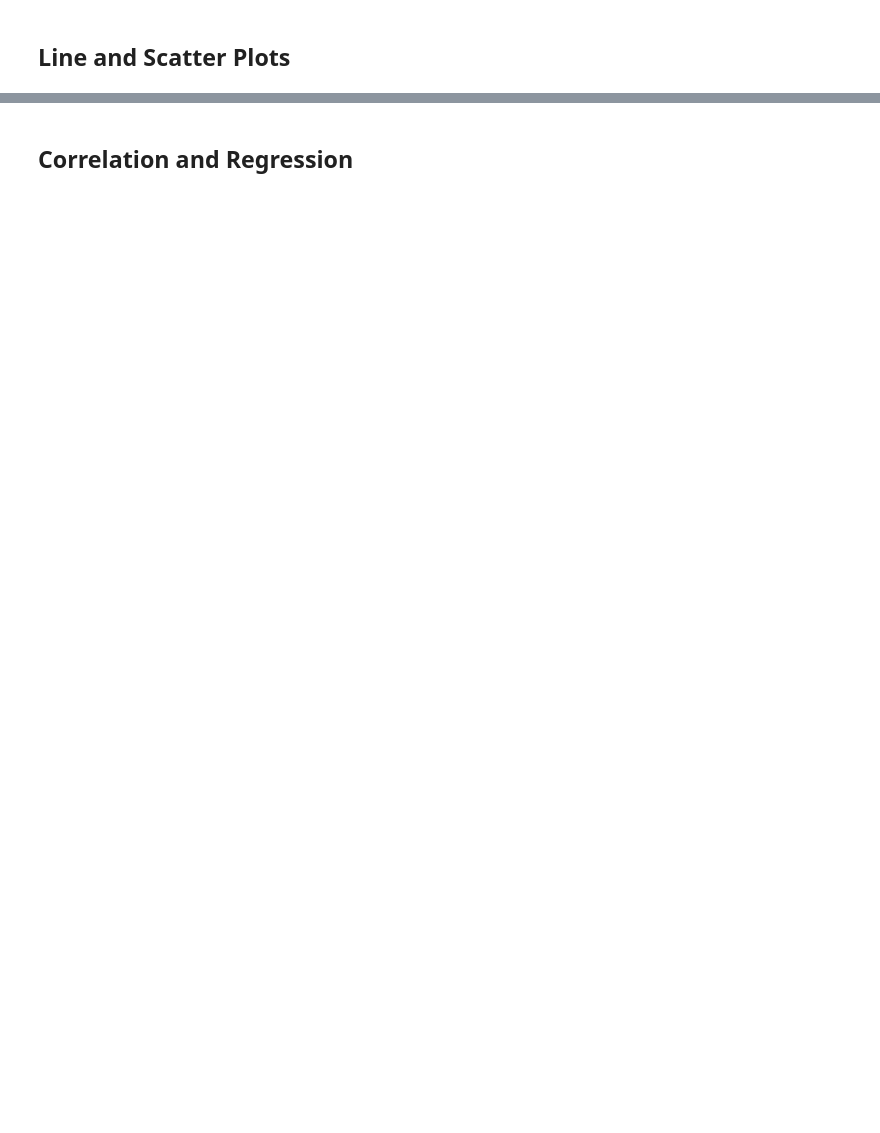
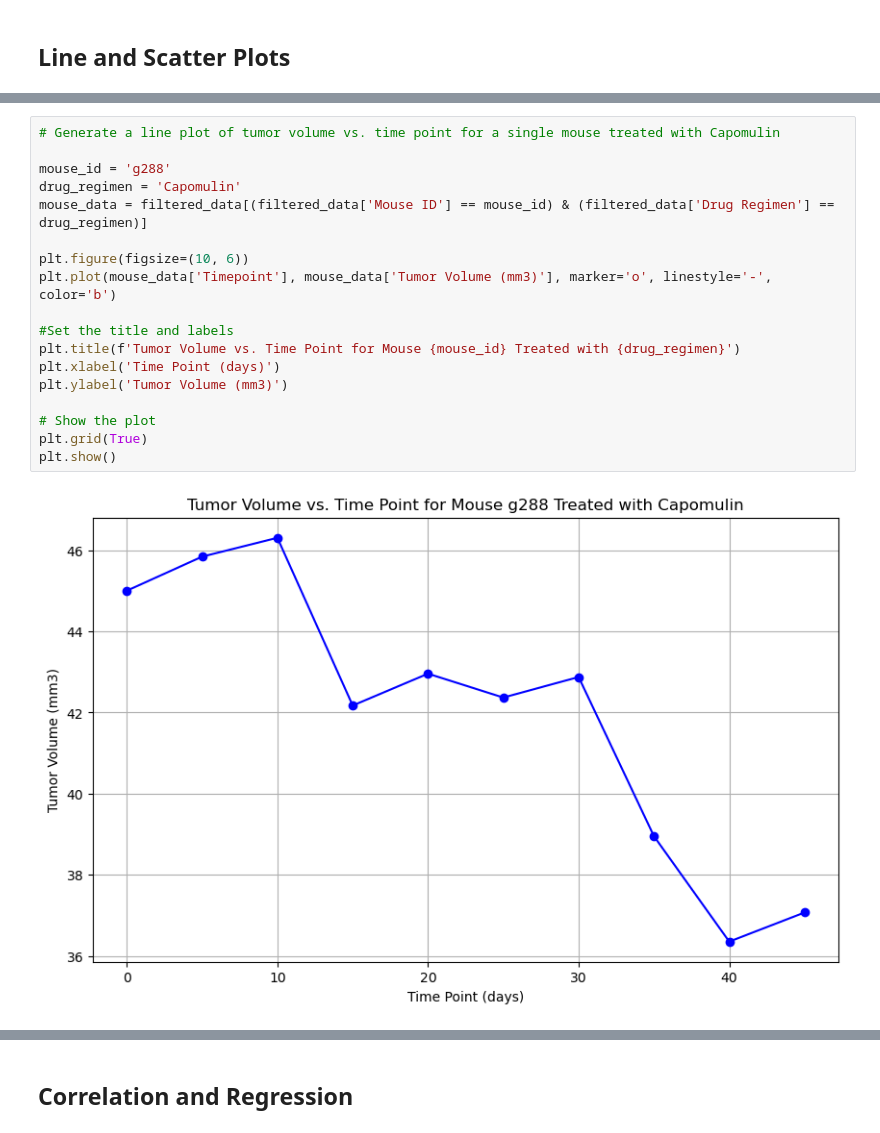
Before and after one commit to Santicorts/Challenge-5---Data-Visualization, a Jupyter notebook: Pymaceuticals/pymaceuticals_starter.ipynb, the cells around one changed output, grey strips where cells are left out. Drawn from its saved outputs; the diff is of its cells as text; blank space fills up the shorter version.

```diff
--- a/Pymaceuticals/pymaceuticals_starter.ipynb
+++ b/Pymaceuticals/pymaceuticals_starter.ipynb
@@ -345,0 +492,20 @@ Ceftamin's potential outliers: Series([], Name: Tumor Volume (mm3), dtype: float
+# %%
+# Generate a line plot of tumor volume vs. time point for a single mouse treated with Capomulin
+
+mouse_id = 'g288'
+drug_regimen = 'Capomulin'
+mouse_data = filtered_data[(filtered_data['Mouse ID'] == mouse_id) & (filtered_data['Drug Regimen'] == drug_regimen)]
+
+plt.figure(figsize=(10, 6))
+plt.plot(mouse_data['Timepoint'], mouse_data['Tumor Volume (mm3)'], marker='o', linestyle='-', color='b')
+
+#Set the title and labels
+plt.title(f'Tumor Volume vs. Time Point for Mouse {mouse_id} Treated with {drug_regimen}')
+plt.xlabel('Time Point (days)')
+plt.ylabel('Tumor Volume (mm3)')
+
+# Show the plot
+plt.grid(True)
+plt.show()
+# %% [output]
+[figure, added]
```
Also changed, not shown: parts of 19 cells of this notebook.
